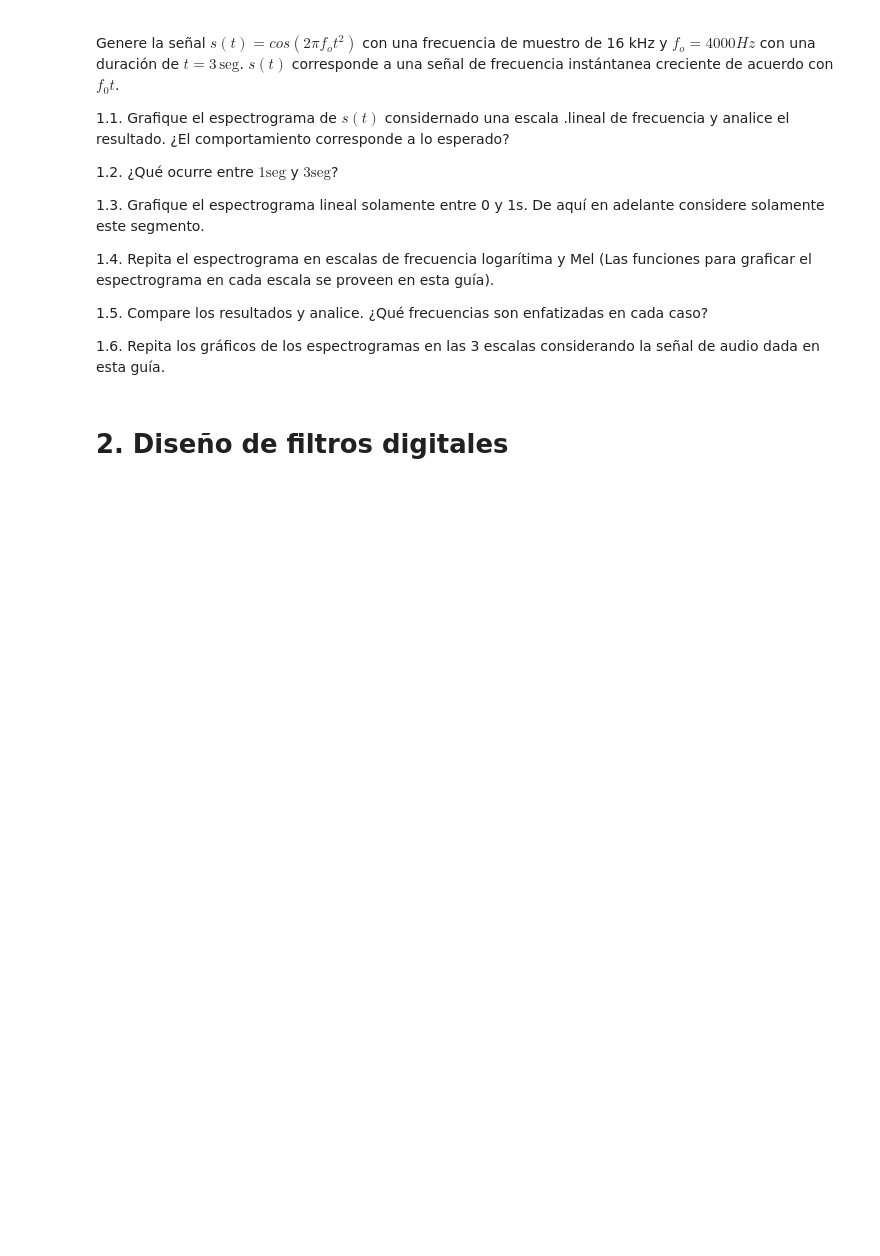
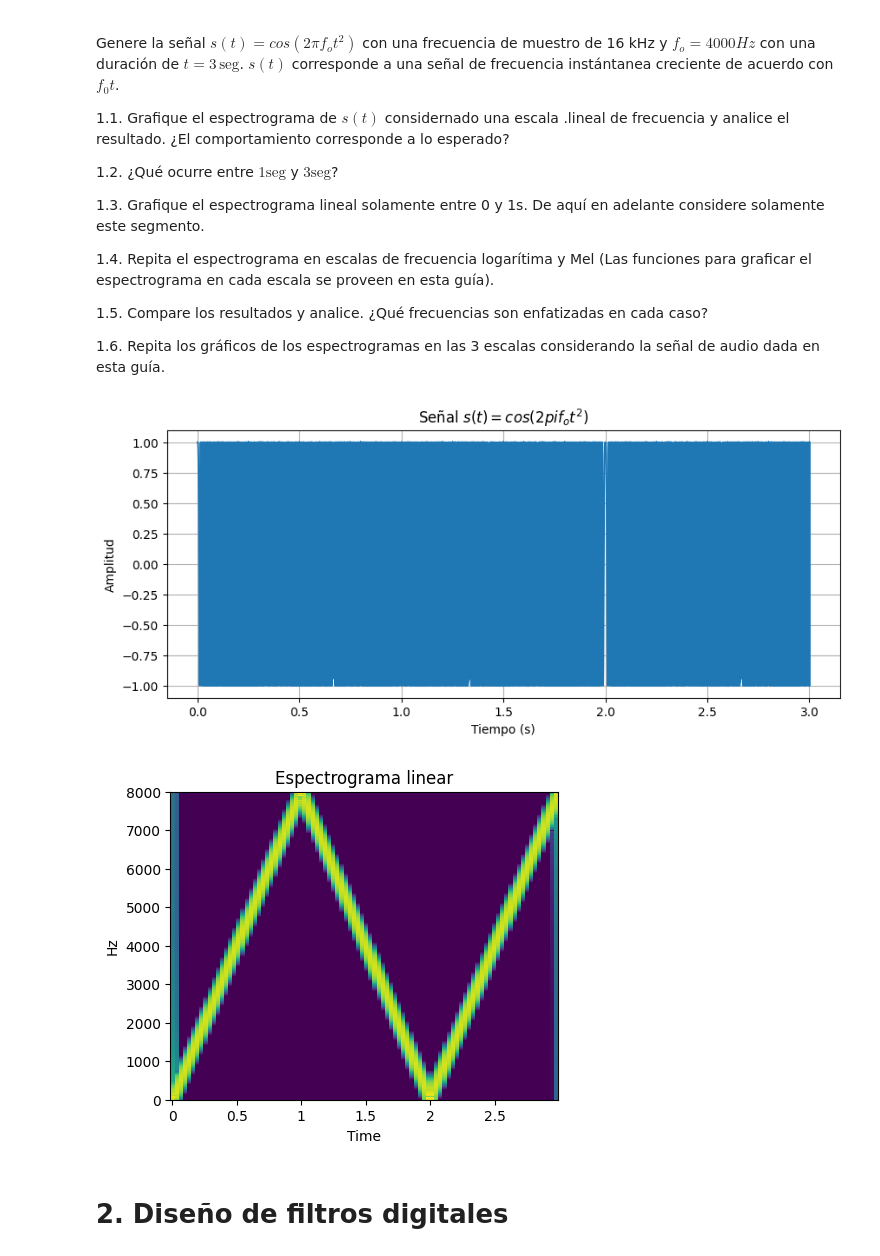
Before and after one commit to jbcgames/Lab_5_senales, a Jupyter notebook: Lab_5_Filtros_Estudiante.ipynb, the cells around one changed output. Drawn from its saved outputs; the diff is of its cells as text; code cells hidden in the pictures; blank space fills up the shorter version.

```diff
--- a/Lab_5_Filtros_Estudiante.ipynb
+++ b/Lab_5_Filtros_Estudiante.ipynb
@@ -56,6 +56,37 @@ def make_spectrograms_all_scales(segm, fs, NFFT, sample_hop, scales = ['linear',
 
   plt.savefig(pathFile)
   plt.show()
+# %%
+# Parámetros de la señal
+def senal(fs=16000, f0=4000, t=3):
+
+    # Generar el vector de tiempo
+    t = np.linspace(0, t, int(fs * t), endpoint=False)
+
+    # Generar la señal
+    s_t = np.cos(2 * np.pi * f0 * t**2)
+
+    # Visualizar la señal
+    plt.figure(figsize=(10, 4))
+    plt.plot(t, s_t)
+    plt.title("Señal $s(t) = cos(2pi f_o t^2)$")
+    plt.xlabel("Tiempo (s)")
+    plt.ylabel("Amplitud")
+    plt.grid()
+    plt.show()
+    return s_t, fs
+
+s_t, fs = senal()
+
+# Parámetros para el espectrograma
+NFFT = 2048  # Tamaño de la FFT
+sample_hop = 512  # Salto entre ventanas
+
+# Generar el espectrograma en todas las escalas
+make_spectrograms_all_scales(s_t, fs, NFFT, sample_hop, scales=['linear'], pathFile='spectrogram_senal.pdf')
+# %% [output]
+[figure, added]
+[figure, added]
 # %% [markdown]
 # 2. Diseño de filtros digitales
 # %% [markdown]
```
Also changed, not shown: parts of 1 cell of this notebook.
